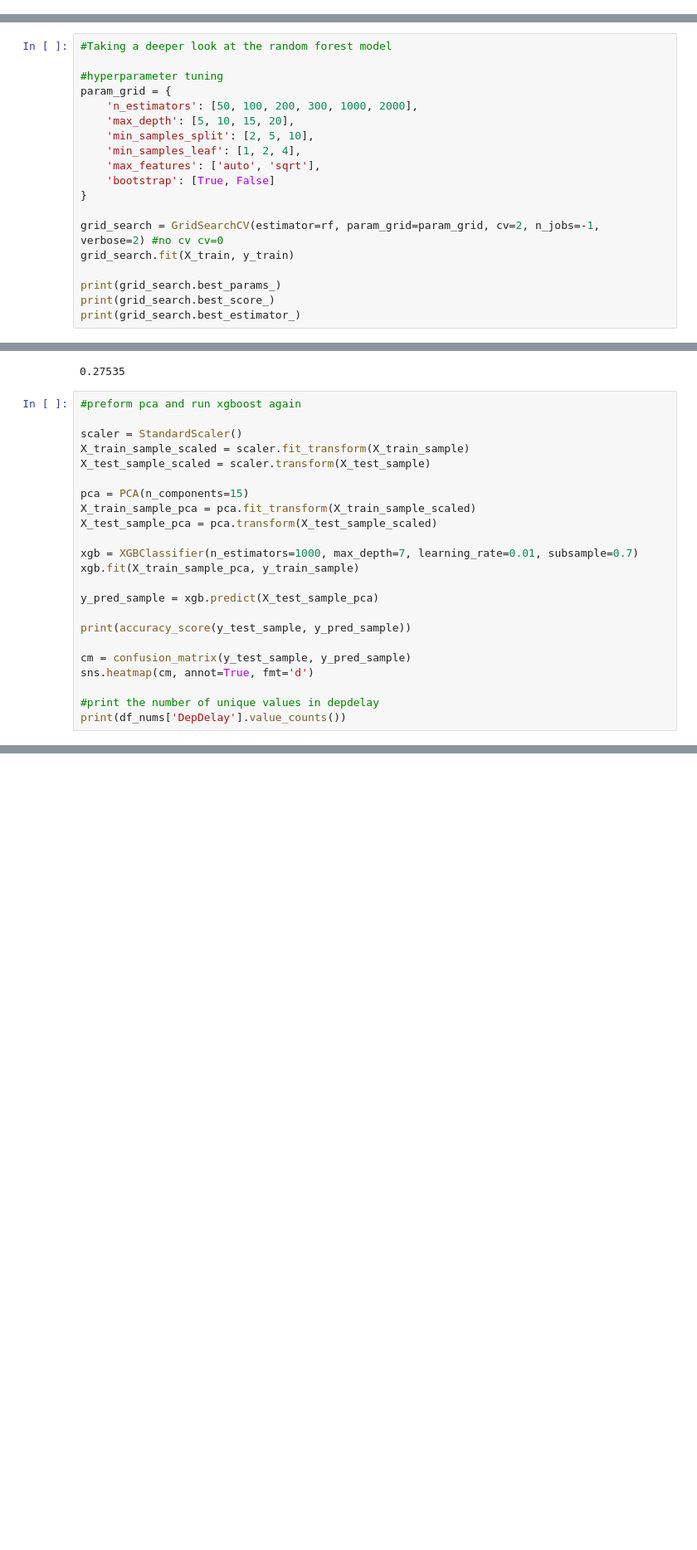
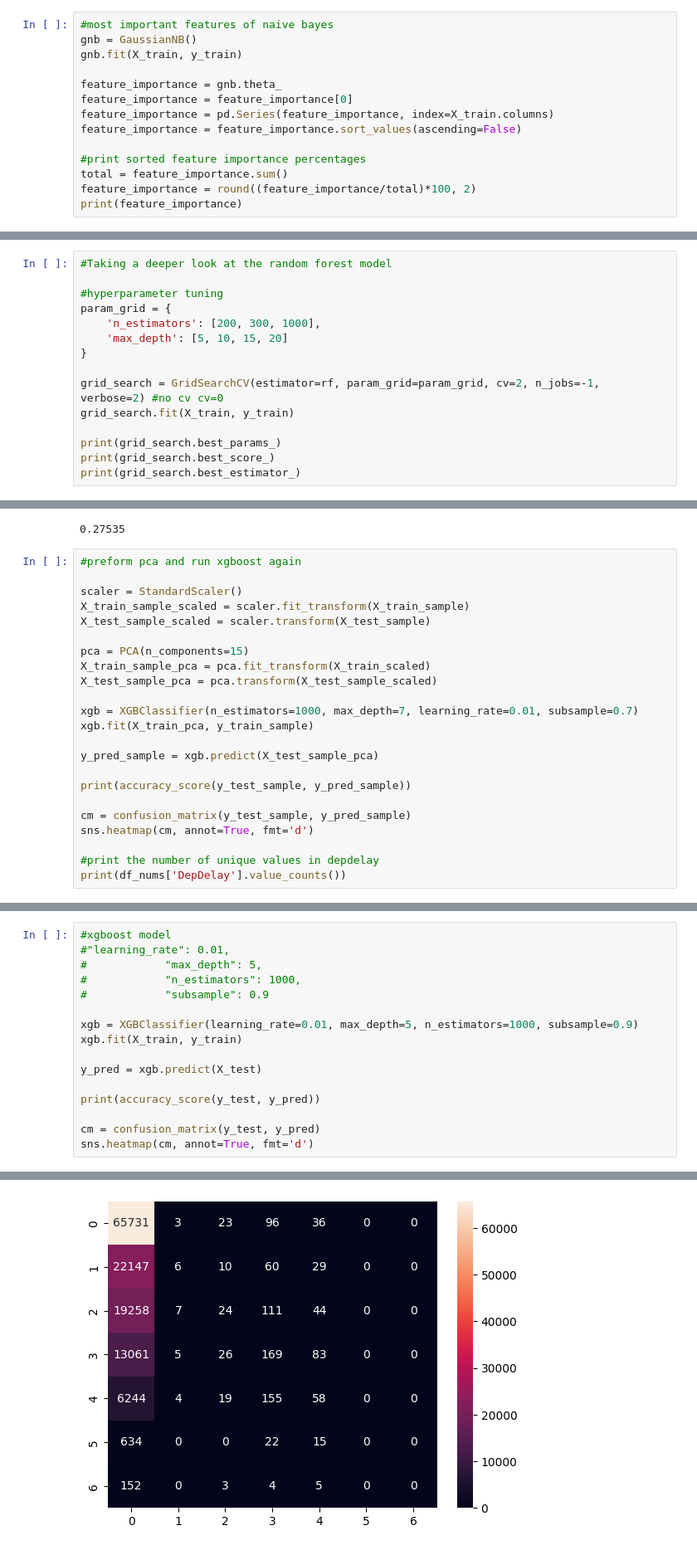
Before and after one commit to kyllan16693/flight-delay-prediction, a Jupyter notebook: multi-classification.ipynb, the cells around one changed output, grey strips where cells are left out. Shown at 83% size. Cells and saved outputs as stored; diff of their text form; blank space fills up the shorter version.

```diff
--- a/multi-classification.ipynb
+++ b/multi-classification.ipynb
@@ -224,0 +259,14 @@ sns.heatmap(cm, annot=True, fmt='d')
+# %%
+#most important features of naive bayes
+gnb = GaussianNB()
+gnb.fit(X_train, y_train)
+
+feature_importance = gnb.theta_
+feature_importance = feature_importance[0]
+feature_importance = pd.Series(feature_importance, index=X_train.columns)
+feature_importance = feature_importance.sort_values(ascending=False)
+
+#print sorted feature importance percentages
+total = feature_importance.sum()
+feature_importance = round((feature_importance/total)*100, 2)
+print(feature_importance)
@@ -227,12 +293,8 @@ sns.heatmap(cm, annot=True, fmt='d')
 
 #hyperparameter tuning
 param_grid = {
-    'n_estimators': [50, 100, 200, 300, 1000, 2000],
-    'max_depth': [5, 10, 15, 20],
-    'min_samples_split': [2, 5, 10],
-    'min_samples_leaf': [1, 2, 4],
-    'max_features': ['auto', 'sqrt'],
-    'bootstrap': [True, False]
+    'n_estimators': [200, 300, 1000],
+    'max_depth': [5, 10, 15, 20]
 }
 
 grid_search = GridSearchCV(estimator=rf, param_grid=param_grid, cv=2, n_jobs=-1, verbose=2) #no cv cv=0
@@ -462,11 +534,11 @@ X_train_sample_scaled = scaler.fit_transform(X_train_sample)
 X_test_sample_scaled = scaler.transform(X_test_sample)
 
 pca = PCA(n_components=15)
-X_train_sample_pca = pca.fit_transform(X_train_sample_scaled)
+X_train_sample_pca = pca.fit_transform(X_train_scaled)
 X_test_sample_pca = pca.transform(X_test_sample_scaled)
 
 xgb = XGBClassifier(n_estimators=1000, max_depth=7, learning_rate=0.01, subsample=0.7)
-xgb.fit(X_train_sample_pca, y_train_sample)
+xgb.fit(X_train_pca, y_train_sample)
 
 y_pred_sample = xgb.predict(X_test_sample_pca)
 
@@ -998,0 +1200,17 @@ ax.legend()
+# %%
+#xgboost model
+#"learning_rate": 0.01,
+#            "max_depth": 5,
+#            "n_estimators": 1000,
+#            "subsample": 0.9
+
+xgb = XGBClassifier(learning_rate=0.01, max_depth=5, n_estimators=1000, subsample=0.9)
+xgb.fit(X_train, y_train)
+
+y_pred = xgb.predict(X_test)
+
+print(accuracy_score(y_test, y_pred))
+
+cm = confusion_matrix(y_test, y_pred)
+sns.heatmap(cm, annot=True, fmt='d')
+# %% [output]
@@ -998,0 +1219 @@ ax.legend()
+[figure, added]
```
Also changed, not shown: parts of 20 cells of this notebook.
